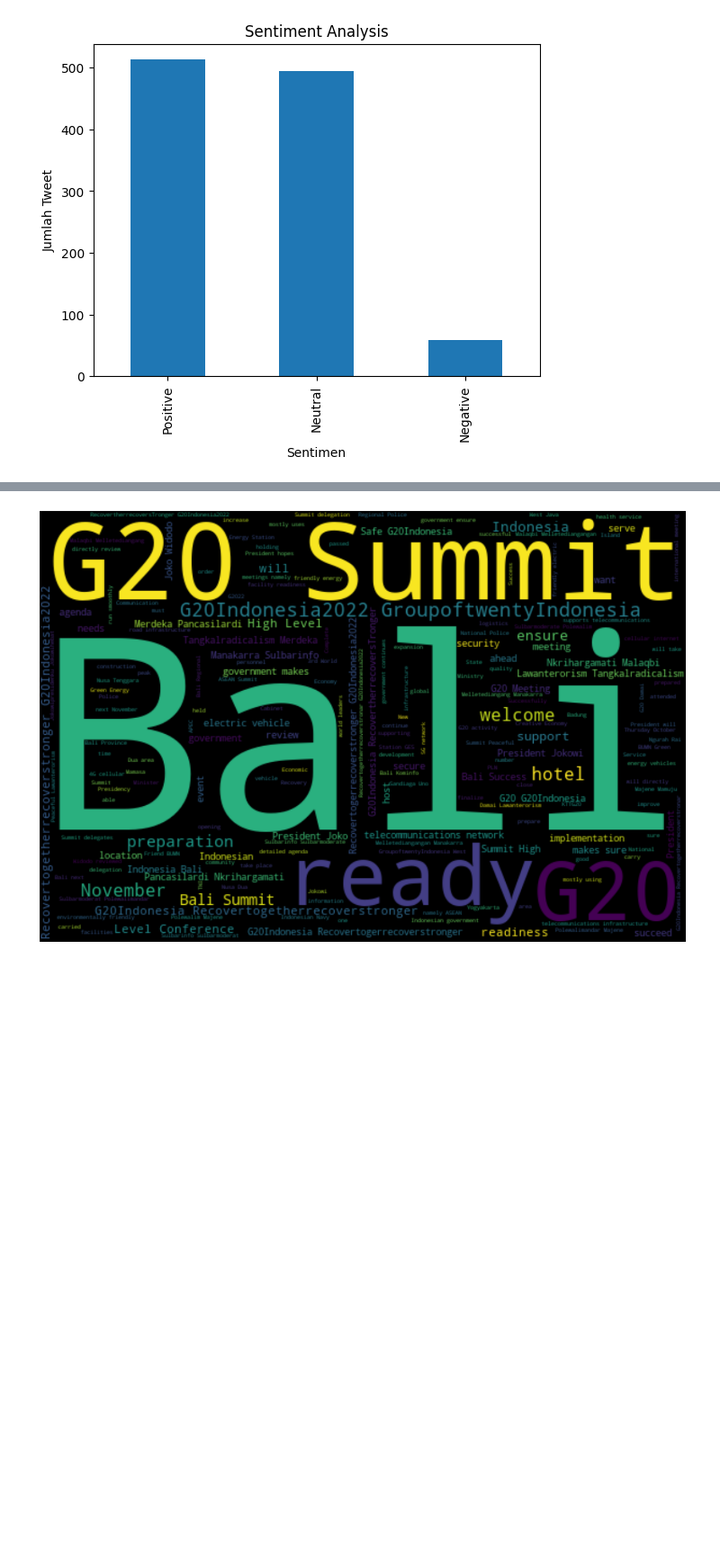
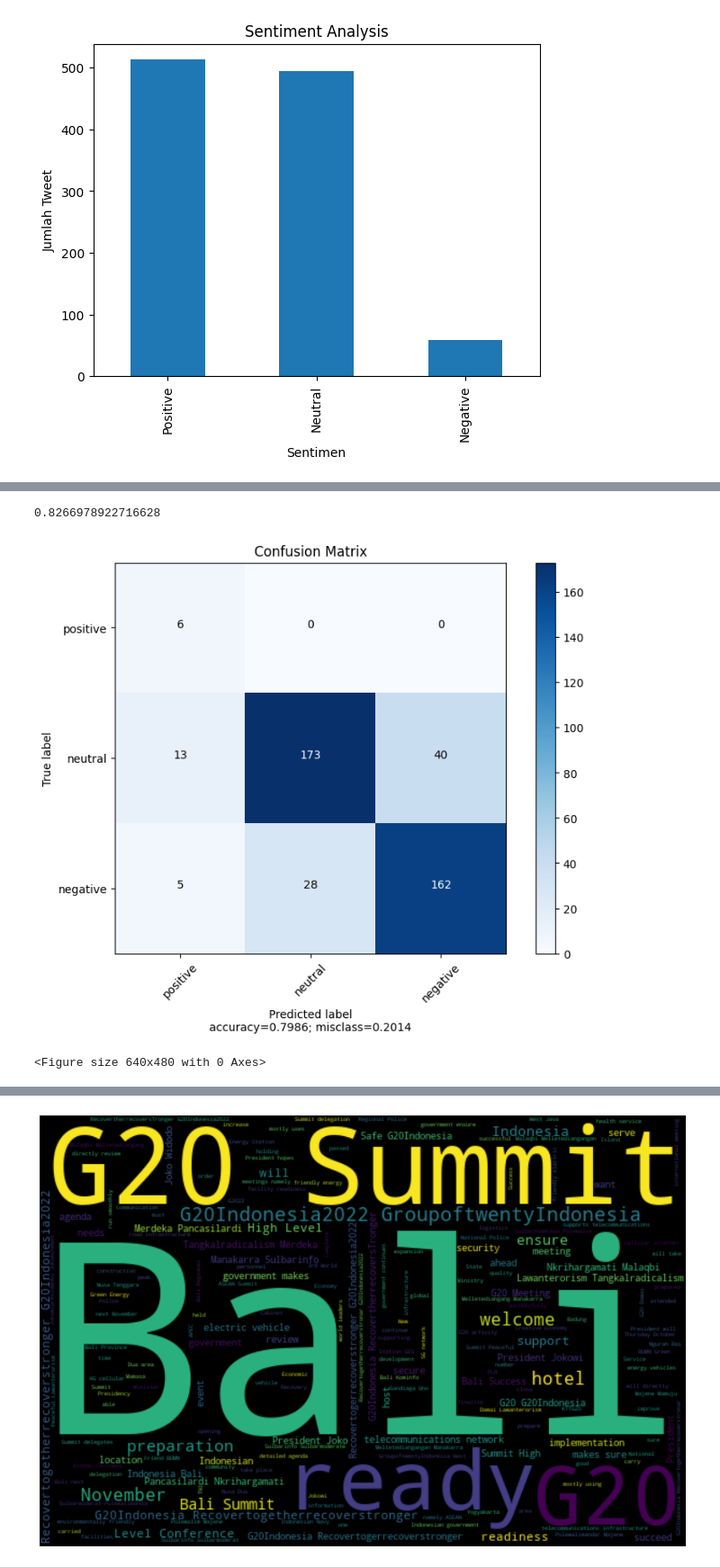
Before and after one commit to MrWaradana/dataset_g20, a Jupyter notebook: 4_sentiment_analysis_data_g20.ipynb, the cells around one changed output, grey strips where cells are left out. Shown at 90% size. Drawn from its saved outputs; the diff is of its cells as text; code cells hidden in the pictures; blank space fills up the shorter version.

```diff
--- a/4_sentiment_analysis_data_g20.ipynb
+++ b/4_sentiment_analysis_data_g20.ipynb
@@ -102,0 +324,14 @@ final_data['Analysis'].value_counts().plot(kind='bar', title='Sentiment Analysis
+# %%
+print(accuracy_score(hasil2,y_test))
+# %% [output]
+0.8266978922716628
+# %%
+plot_confusion_matrix(cm           = confusion_matrix(hasil3,y_test),
+                      normalize    = False,
+                      target_names = ['positive', 'neutral', 'negative'],
+                      title        = "Confusion Matrix")
+
+plt.savefig('hasil2.png',bbox_inches='tight')
+# %% [output]
+[figure, added]
+<Figure size 640x480 with 0 Axes>
```
Also changed, not shown: parts of 26 cells of this notebook, 3 other files.
